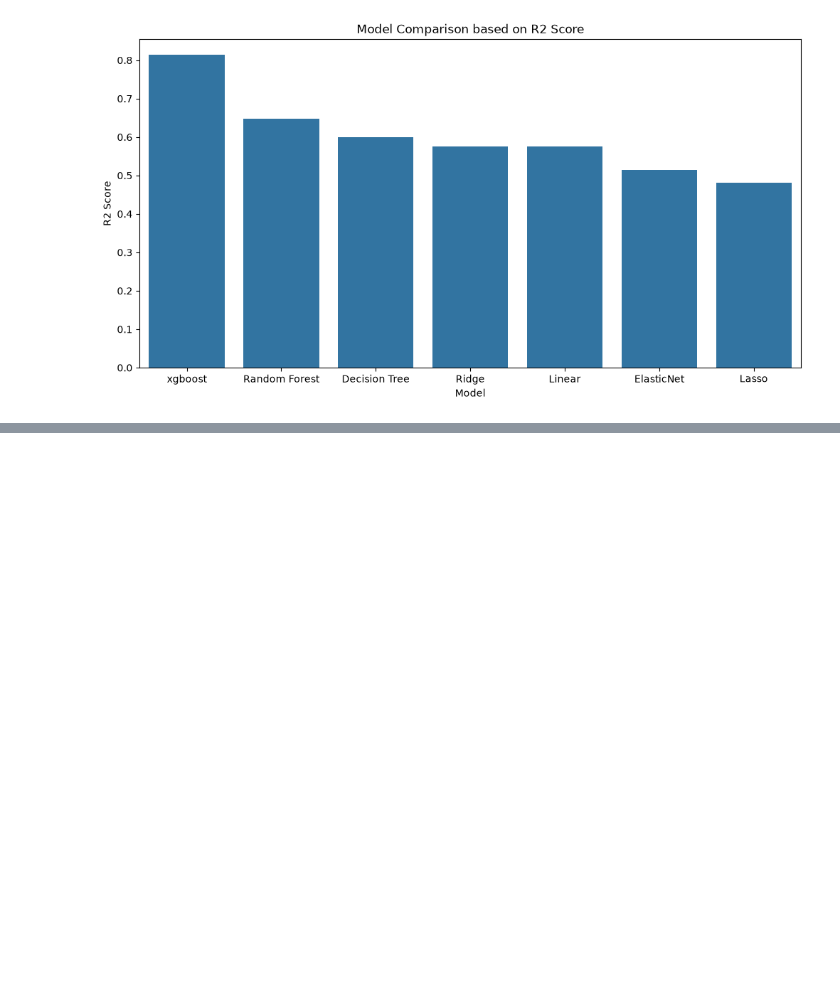
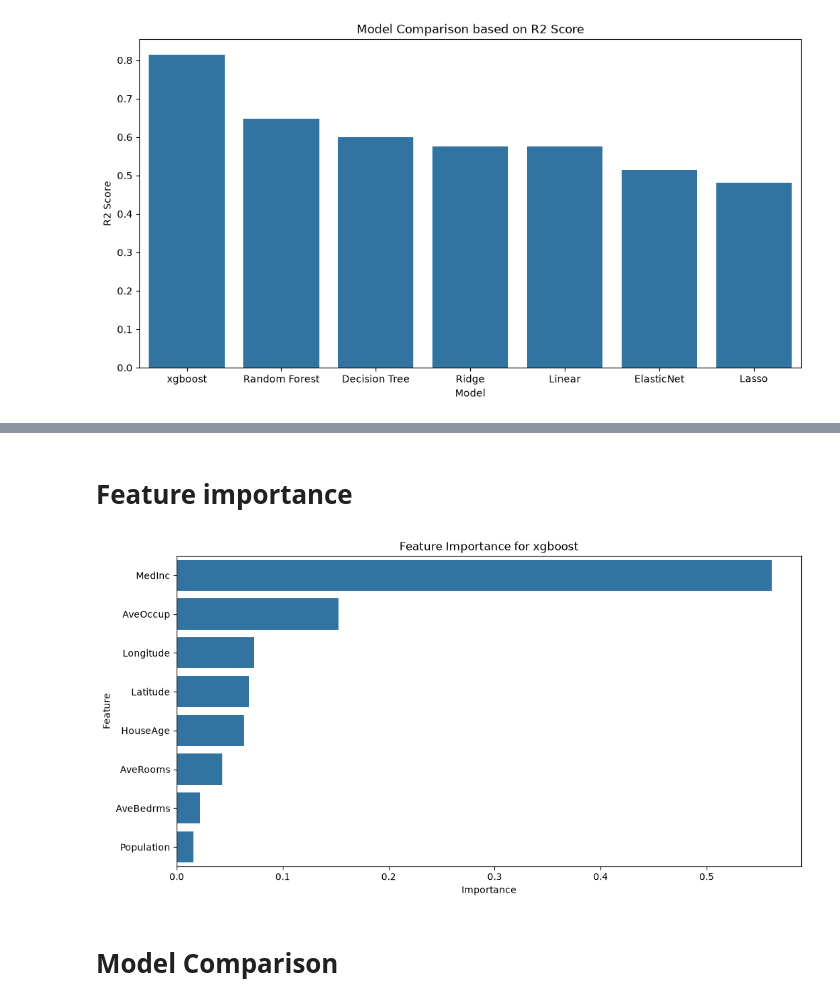
Before and after one commit to shy942/ML-exploration, a Jupyter notebook: notebooks/04_Regression_Algorithms.ipynb, the cells around one changed output, grey strips where cells are left out. Saved outputs shown, nothing was run; the diff lists cells and outputs as text; code cells hidden in the pictures; blank space fills up the shorter version.

```diff
--- a/notebooks/04_Regression_Algorithms.ipynb
+++ b/notebooks/04_Regression_Algorithms.ipynb
@@ -197,0 +235,20 @@ plt.show()
+# %% [markdown]
+# Feature importance
+# %%
+# feature importance for best model
+importances = pd.DataFrame({
+    'Feature': X.columns,
+    'Importance': best_model.feature_importances_
+})
+
+
+importances.sort_values(by='Importance', ascending=False, inplace=True)
+
+plt.figure(figsize=(12, 6))
+sns.barplot(data=importances, x='Importance', y='Feature')
+plt.title(f"Feature Importance for {best_model_name}")
+plt.show()
+# %% [output]
+[figure, added]
+# %% [markdown]
+# Model Comparison
```
Also changed, not shown: parts of 6 cells of this notebook.
